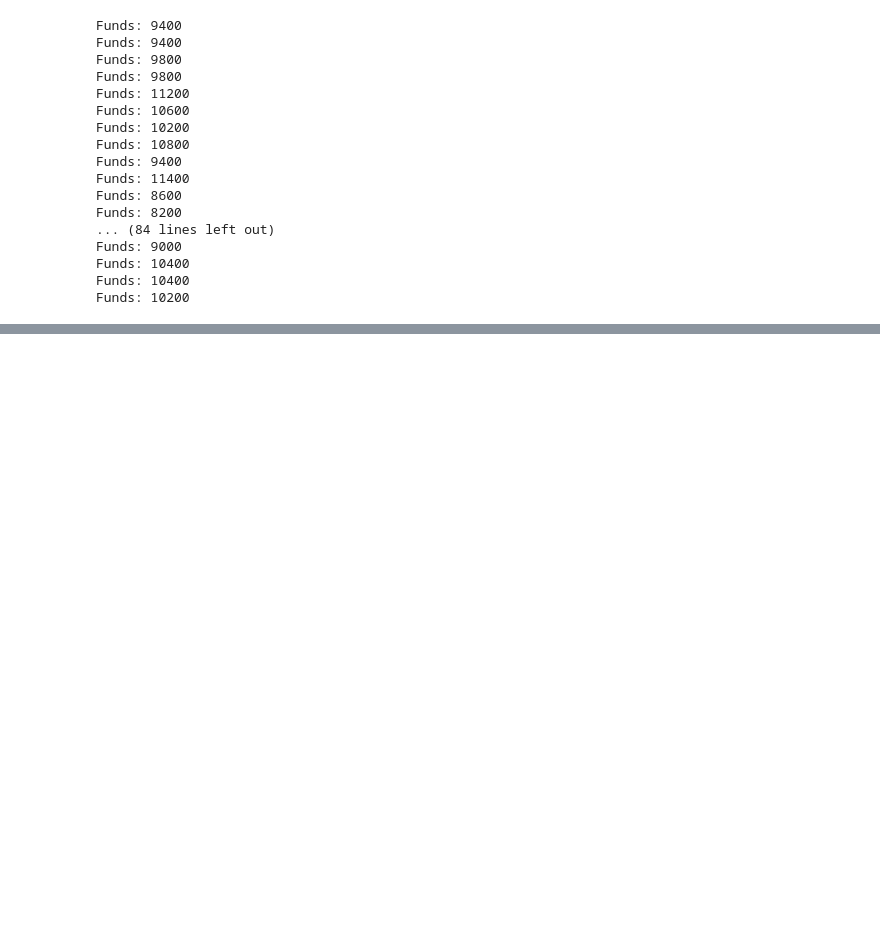
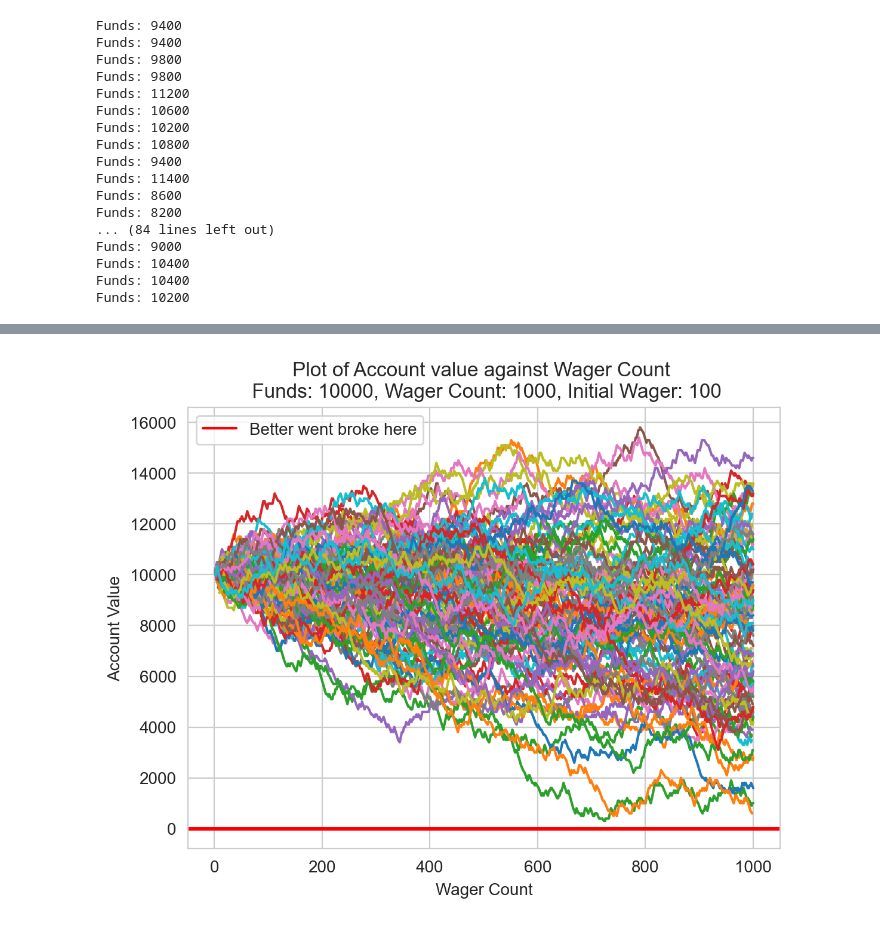
Before and after one commit to Asifdotexe/monte-carlo-simulation, a Jupyter notebook: mcs-gambling.ipynb, the cells around one changed output, grey strips where cells are left out. Drawn from its saved outputs; the diff is of its cells as text; code cells hidden in the pictures; blank space fills up the shorter version.

```diff
--- a/mcs-gambling.ipynb
+++ b/mcs-gambling.ipynb
@@ -143,0 +243,10 @@ Funds: 10200
+# %%
+# increasing the no. of wagers to 1_000
+multiple_betters(
+    funds=10_000,
+    initial_wager=100,
+    wager_count=1_000,
+    number_of_betters=100,
+)
+# %% [output]
+[figure, added]
```
Also changed, not shown: parts of 11 cells of this notebook.
